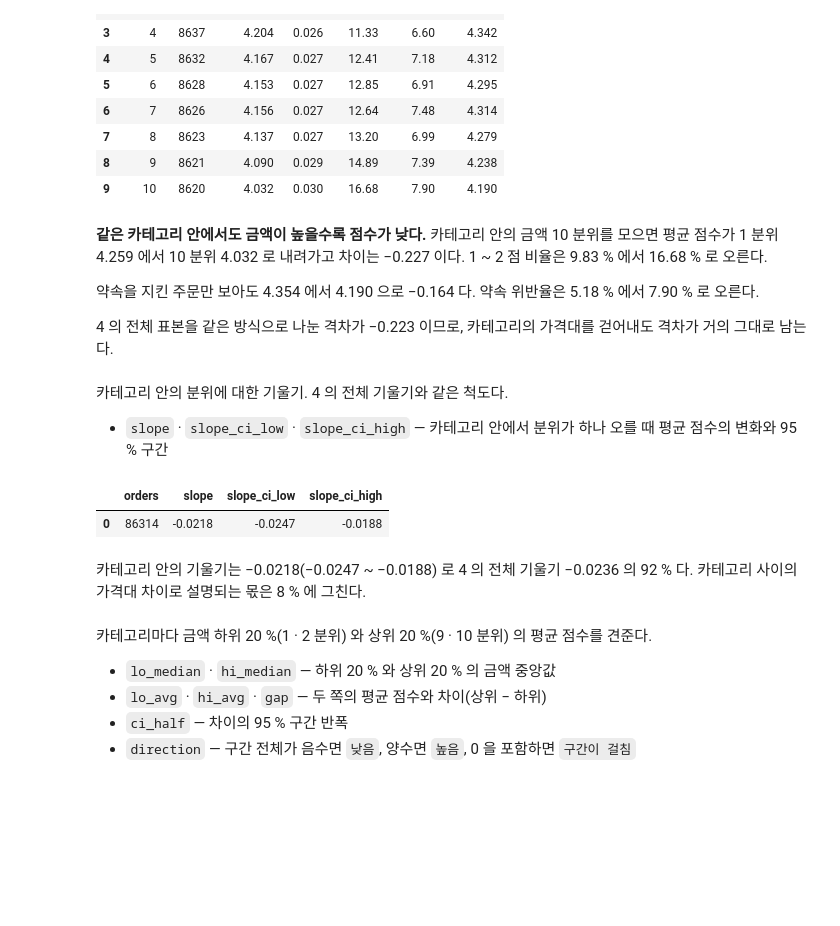
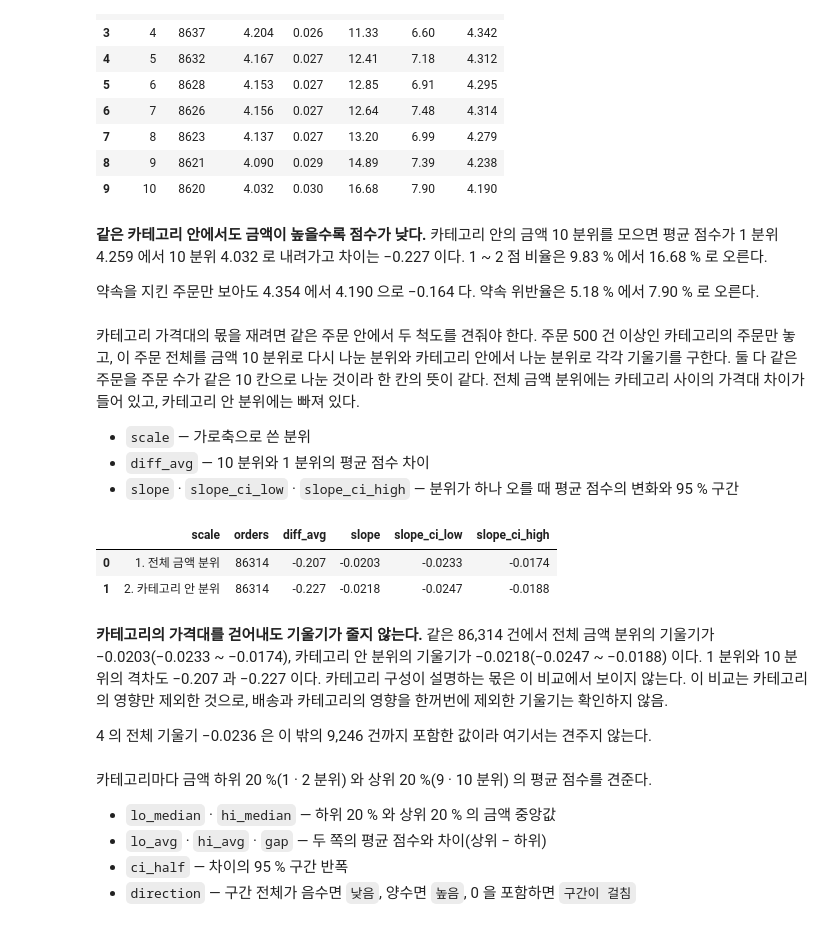
Before and after one commit to wlstjd1011/Olist-data-analyze, a Jupyter notebook: notebooks/08_order_amount.ipynb, the cells around one changed output. Drawn from its saved outputs; the diff is of its cells as text; code cells hidden in the pictures; blank space fills up the shorter version.

Commit message:
08 카테고리 몫을 같은 표본에서 다시 재고 판매자 판정과 기울기 분해의 기준을 맞춤
Co-Authored-By: Claude Opus 5 <noreply@anthropic.com>

```diff
--- a/notebooks/08_order_amount.ipynb
+++ b/notebooks/08_order_amount.ipynb
@@ -483,6 +484,7 @@ SELECT LPAD(CAST(amount_decile AS VARCHAR), 2, '0')
        COUNT(*)                                                                   AS orders,
        ROUND(100.0 * AVG(CASE WHEN days_vs_promise > 0 THEN 1.0 ELSE 0.0 END), 2) AS late_pct,
        MEDIAN(delivery_days)                                                      AS median_days,
+       MEDIAN(delivery_days) FILTER (days_vs_promise <= 0)                        AS median_days_kept,
        COUNT(*) FILTER (days_vs_promise <= 0)                                     AS kept_orders,
        ROUND(AVG(review_score) FILTER (days_vs_promise <= 0), 3)                  AS avg_kept,
        ROUND(1.96 * STDDEV_SAMP(review_score) FILTER (days_vs_promise <= 0)
@@ -1008,47 +1010,68 @@ ORDER BY decile
 1 ~ 2 점 비율은 9.83 % 에서 16.68 % 로 오른다.
 
 약속을 지킨 주문만 보아도 4.354 에서 4.190 으로 −0.164 다. 약속 위반율은 5.18 % 에서 7.90 % 로 오른다.
-
-4 의 전체 표본을 같은 방식으로 나눈 격차가 −0.223 이므로, 카테고리의 가격대를 걷어내도 격차가 거의 그대로 남는다.
 # %% [markdown]
-카테고리 안의 분위에 대한 기울기. 4 의 전체 기울기와 같은 척도다.
+카테고리 가격대의 몫을 재려면 같은 주문 안에서 두 척도를 견줘야 한다.
+주문 500 건 이상인 카테고리의 주문만 놓고, 이 주문 전체를 금액 10 분위로 다시 나눈 분위와 카테고리 안에서 나눈 분위로 각각 기울기를 구한다.
+둘 다 같은 주문을 주문 수가 같은 10 칸으로 나눈 것이라 한 칸의 뜻이 같다.
+전체 금액 분위에는 카테고리 사이의 가격대 차이가 들어 있고, 카테고리 안 분위에는 빠져 있다.
 
-- `slope` · `slope_ci_low` · `slope_ci_high` — 카테고리 안에서 분위가 하나 오를 때 평균 점수의 변화와 95 % 구간
+- `scale` — 가로축으로 쓴 분위
+- `diff_avg` — 10 분위와 1 분위의 평균 점수 차이
+- `slope` · `slope_ci_low` · `slope_ci_high` — 분위가 하나 오를 때 평균 점수의 변화와 95 % 구간
 # %%
 con.execute("""
 WITH big AS (
     SELECT category
     FROM amount_review
     WHERE category IS NOT NULL
     GROUP BY category
     HAVING COUNT(*) >= 500
 ),
 s AS (
-    SELECT NTILE(10) OVER (PARTITION BY a.category ORDER BY a.order_amount, a.order_id) AS d,
+    SELECT NTILE(10) OVER (ORDER BY a.order_amount, a.order_id)                          AS d,
+           NTILE(10) OVER (PARTITION BY a.category ORDER BY a.order_amount, a.order_id) AS cd,
            a.review_score
     FROM amount_review AS a
     JOIN big USING (category)
+),
+long AS (
+    SELECT '1. 전체 금액 분위'   AS scale, d  AS x, review_score FROM s
+    UNION ALL
+    SELECT '2. 카테고리 안 분위', cd,        review_score FROM s
+),
+f AS (
+    SELECT scale,
+           COUNT(*)                                                           AS orders,
+           AVG(review_score) FILTER (x = 10) - AVG(review_score) FILTER (x = 1) AS diff_avg,
+           regr_slope(review_score, x)                                        AS sl,
+           SQRT((regr_syy(review_score, x)
+                 - POWER(regr_sxy(review_score, x), 2) / regr_sxx(review_score, x))
+                / (regr_count(review_score, x) - 2)
+                / regr_sxx(review_score, x))                                  AS se
+    FROM long
+    GROUP BY scale
 )
-SELECT COUNT(*)                                                          AS orders,
-       ROUND(regr_slope(review_score, d), 4)                             AS slope,
-       ROUND(regr_slope(review_score, d)
-             - 1.96 * SQRT((regr_syy(review_score, d)
-                            - POWER(regr_sxy(review_score, d), 2) / regr_sxx(review_score, d))
-                           / (regr_count(review_score, d) - 2)
-                           / regr_sxx(review_score, d)), 4)              AS slope_ci_low,
-       ROUND(regr_slope(review_score, d)
-             + 1.96 * SQRT((regr_syy(review_score, d)
-                            - POWER(regr_sxy(review_score, d), 2) / regr_sxx(review_score, d))
-                           / (regr_count(review_score, d) - 2)
-                           / regr_sxx(review_score, d)), 4)              AS slope_ci_high
-FROM s
+SELECT scale,
+       orders,
+       ROUND(diff_avg, 3)        AS diff_avg,
+       ROUND(sl, 4)              AS slope,
+       ROUND(sl - 1.96 * se, 4)  AS slope_ci_low,
+       ROUND(sl + 1.96 * se, 4)  AS slope_ci_high
+FROM f
+ORDER BY scale
 """).df()
 # %% [output]
-|  | orders | slope | slope_ci_low | slope_ci_high |
-| 0 | 86314 | -0.0218 | -0.0247 | -0.0188 |
+|  | scale | orders | diff_avg | slope | slope_ci_low | slope_ci_high |
+| 0 | 1. 전체 금액 분위 | 86314 | -0.207 | -0.0203 | -0.0233 | -0.0174 |
+| 1 | 2. 카테고리 안 분위 | 86314 | -0.227 | -0.0218 | -0.0247 | -0.0188 |
 # %% [markdown]
-카테고리 안의 기울기는 −0.0218(−0.0247 ~ −0.0188) 로 4 의 전체 기울기 −0.0236 의 92 % 다.
-카테고리 사이의 가격대 차이로 설명되는 몫은 8 % 에 그친다.
+**카테고리의 가격대를 걷어내도 기울기가 줄지 않는다.** 같은 86,314 건에서 전체 금액 분위의 기울기가 −0.0203(−0.0233 ~ −0.0174),
+카테고리 안 분위의 기울기가 −0.0218(−0.0247 ~ −0.0188) 이다. 1 분위와 10 분위의 격차도 −0.207 과 −0.227 이다.
+카테고리 구성이 설명하는 몫은 이 비교에서 보이지 않는다.
+이 비교는 카테고리의 영향만 제외한 것으로, 배송과 카테고리의 영향을 한꺼번에 제외한 기울기는 확인하지 않음.
+
+4 의 전체 기울기 −0.0236 은 이 밖의 9,246 건까지 포함한 값이라 여기서는 견주지 않는다.
 # %% [markdown]
 카테고리마다 금액 하위 20 %(1 · 2 분위) 와 상위 20 %(9 · 10 분위) 의 평균 점수를 견준다.
 
```
Also changed, not shown: parts of 15 cells of this notebook, 1 other file.
